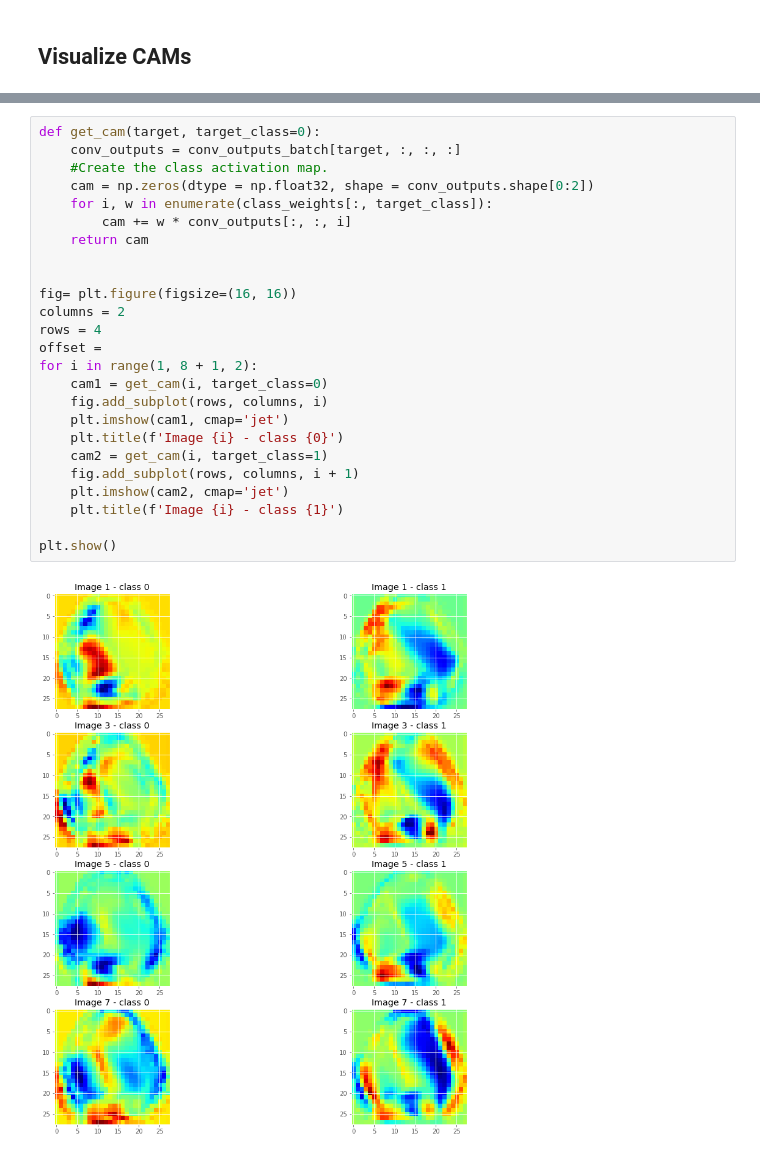
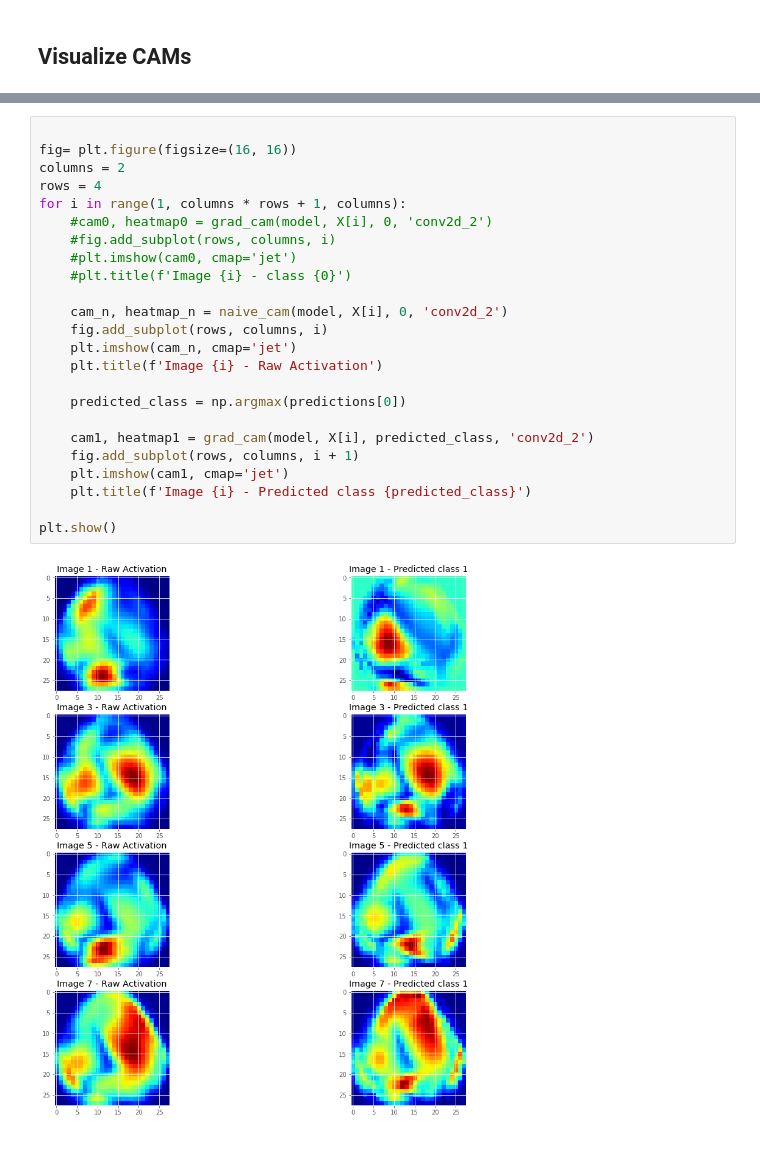
Before and after one commit to pdpino/EEG-Classification, a Jupyter notebook: Train.ipynb, the cells around one changed output, grey strips where cells are left out. Cells and saved outputs as stored; diff of their text form.

```diff
--- a/Train.ipynb
+++ b/Train.ipynb
@@ -288,27 +275,26 @@ conv_outputs_batch[0].shape[0:2]
-# %%
-def get_cam(target, target_class=0):
-    conv_outputs = conv_outputs_batch[target, :, :, :]
-    #Create the class activation map.
-    cam = np.zeros(dtype = np.float32, shape = conv_outputs.shape[0:2])
-    for i, w in enumerate(class_weights[:, target_class]):
-        cam += w * conv_outputs[:, :, i]
-    return cam
-
-
-fig= plt.figure(figsize=(16, 16))
-columns = 2
-rows = 4
-offset =
-for i in range(1, 8 + 1, 2):
-    cam1 = get_cam(i, target_class=0)
-    fig.add_subplot(rows, columns, i)
-    plt.imshow(cam1, cmap='jet')
-    plt.title(f'Image {i} - class {0}')
-    cam2 = get_cam(i, target_class=1)
-    fig.add_subplot(rows, columns, i + 1)
-    plt.imshow(cam2, cmap='jet')
-    plt.title(f'Image {i} - class {1}')
-
-plt.show()
-# %% [output]
-[figure, removed]
+# %%
+
+fig= plt.figure(figsize=(16, 16))
+columns = 2
+rows = 4
+for i in range(1, columns * rows + 1, columns):
+    #cam0, heatmap0 = grad_cam(model, X[i], 0, 'conv2d_2')
+    #fig.add_subplot(rows, columns, i)
+    #plt.imshow(cam0, cmap='jet')
+    #plt.title(f'Image {i} - class {0}')
+
+    cam_n, heatmap_n = naive_cam(model, X[i], 0, 'conv2d_2')
+    fig.add_subplot(rows, columns, i)
+    plt.imshow(cam_n, cmap='jet')
+    plt.title(f'Image {i} - Raw Activation')
+
+    predicted_class = np.argmax(predictions[0])
+
+    cam1, heatmap1 = grad_cam(model, X[i], predicted_class, 'conv2d_2')
+    fig.add_subplot(rows, columns, i + 1)
+    plt.imshow(cam1, cmap='jet')
+    plt.title(f'Image {i} - Predicted class {predicted_class}')
+
+plt.show()
+# %% [output]
+[figure, added]
```
Also changed, not shown: parts of 27 cells of this notebook, 1 other file.
